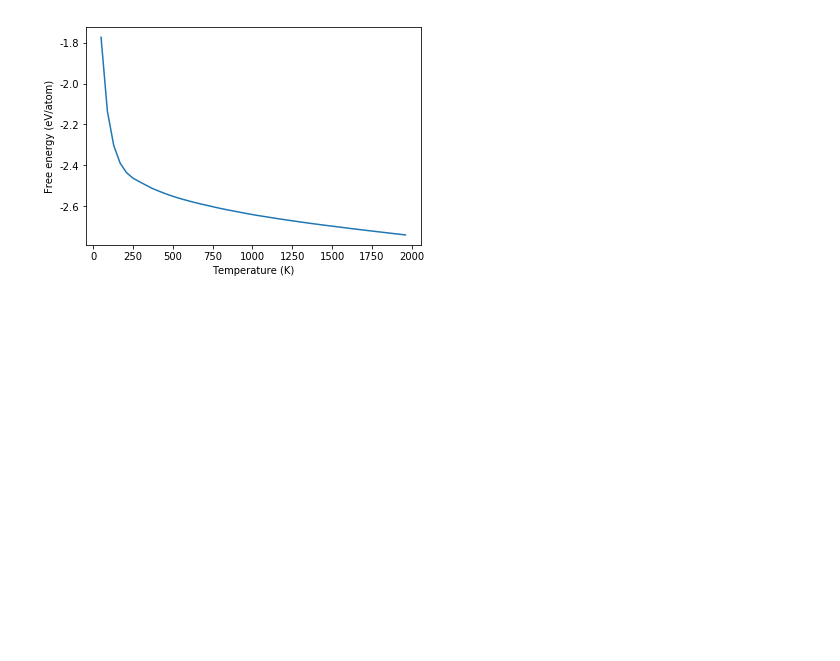
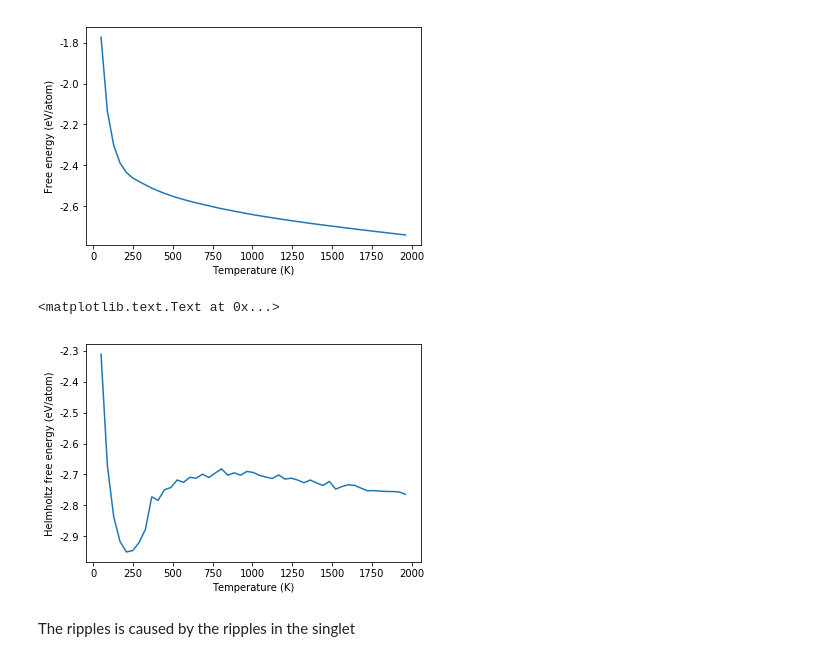
Before and after one commit to davidkleiven/CEMC, a Jupyter notebook: examples/test_sgc_mc.ipynb, the cells around one changed output. Saved outputs shown, nothing was run; the diff lists cells and outputs as text; code cells hidden in the pictures; blank space fills up the shorter version.

Commit message:
Included function for computing the Helmholtz free energy

```diff
--- a/examples/test_sgc_mc.ipynb
+++ b/examples/test_sgc_mc.ipynb
@@ -158,3 +158,22 @@ ax.set_ylabel( "Free energy (eV/atom)" )
 # %% [output]
 <matplotlib.text.Text at 0x...>
 [figure]
+# %%
+# The helmholtz energy can also be computed
+# Remember that the singlets have to appear in the correct order
+# The order at which the elements are sorted is given in the res variable
+new_singlets = {}
+for key in singlets.keys():
+    new_singlets[key] = np.array( [singlets[key][indx] for indx in res["order"]] )
+helmholtz = free.helmholtz_free_energy( res["free_energy"], mu, new_singlets )
+
+fig = plt.figure()
+ax = fig.add_subplot(1,1,1)
+ax.plot( res["temperature"], helmholtz )
+ax.set_xlabel( "Temperature (K)" )
+ax.set_ylabel( "Helmholtz free energy (eV/atom)" )
+# %% [output]
+<matplotlib.text.Text at 0x...>
+[figure, added]
+# %% [markdown]
+The ripples is caused by the ripples in the singlet
```
Also changed, not shown: parts of 1 cell of this notebook, 2 other files.
